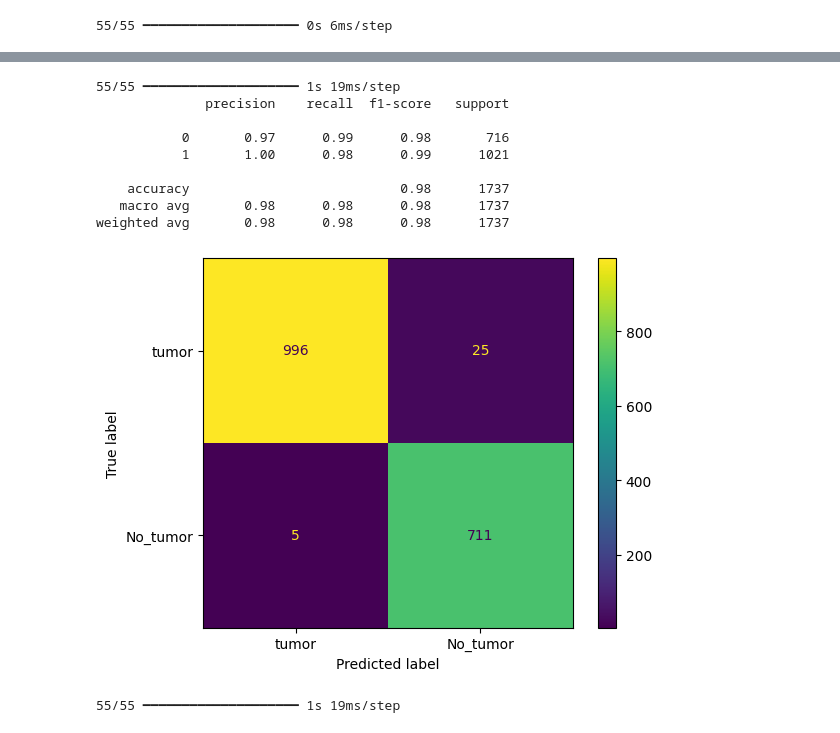
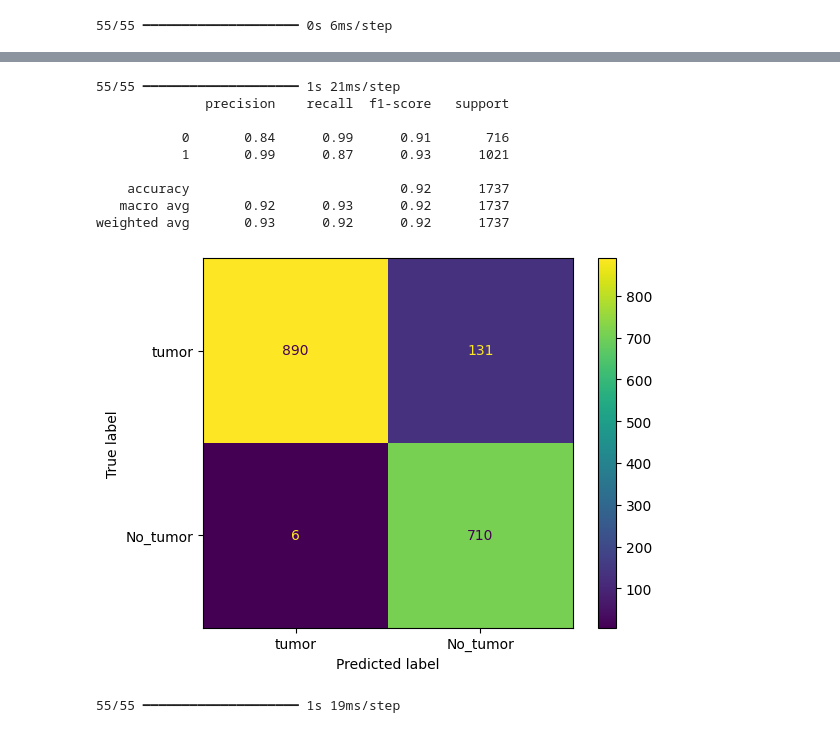
Before and after one commit to AlexanderBedoyaC/brain_tumor_detection, a Jupyter notebook: 2. Modelos.ipynb, the cells around one changed output, grey strips where cells are left out. Cells and saved outputs as stored; diff of their text form; code cells hidden in the pictures.

```diff
--- a/2. Modelos.ipynb
+++ b/2. Modelos.ipynb
@@ -170,22 +182,22 @@ Epoch 10/10
 <keras.src.callbacks.history.History at 0x...>
 # %%
-pred_test1=(model.predict(x_test) >= 0.95).astype('int')
+pred_test1=(model.predict(x_test) >= 0.98).astype('int')
 cm=metrics.confusion_matrix(y_test,pred_test1, labels=[1,0])
 disp=metrics.ConfusionMatrixDisplay(cm,display_labels=['tumor', 'No_tumor'])
 disp.plot()
 
 print(metrics.classification_report(y_test, pred_test1))
 # %% [output]
-55/55 ━━━━━━━━━━━━━━━━━━━━ 1s 19ms/step
+55/55 ━━━━━━━━━━━━━━━━━━━━ 1s 21ms/step
               precision    recall  f1-score   support
 
-           0       0.97      0.99      0.98       716
-           1       1.00      0.98      0.99      1021
+           0       0.84      0.99      0.91       716
+           1       0.99      0.87      0.93      1021
 
-    accuracy                           0.98      1737
-   macro avg       0.98      0.98      0.98      1737
-weighted avg       0.98      0.98      0.98      1737
+    accuracy                           0.92      1737
+   macro avg       0.92      0.93      0.92      1737
+weighted avg       0.93      0.92      0.92      1737
-[figure, old version]
+[figure, new version]
 # %%
 p = model.predict(x_test)
 hist= px.histogram(p)
```
Also changed, not shown: parts of 16 cells of this notebook.
